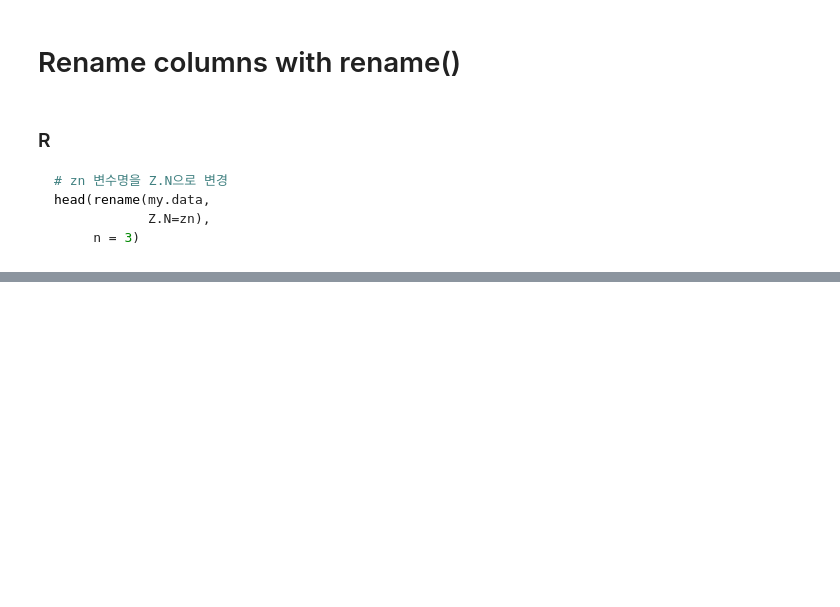
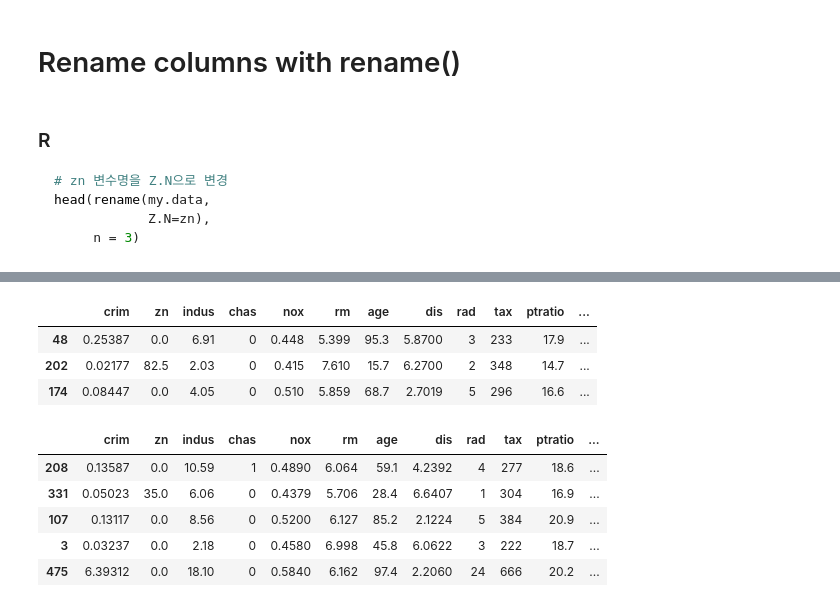
Before and after one commit to gguri/Python-study, a Jupyter notebook: pandas/pandas mapping to R dplyr.ipynb, the cells around one changed output, grey strips where cells are left out. Saved outputs shown, nothing was run; the diff lists cells and outputs as text; code cells hidden in the pictures; blank space fills up the shorter version.

```diff
--- a/pandas/pandas mapping to R dplyr.ipynb
+++ b/pandas/pandas mapping to R dplyr.ipynb
@@ -153,0 +270,16 @@ data.rename(columns = {"zn" : "Z.N"}).head(3)
+# %%
+data.sample(n = 3)
+# %% [output]
+|  | crim | zn | indus | chas | nox | rm | age | dis | rad | tax | ptratio | ... |
+| 48 | 0.25387 | 0.0 | 6.91 | 0 | 0.448 | 5.399 | 95.3 | 5.8700 | 3 | 233 | 17.9 | ... |
+| 202 | 0.02177 | 82.5 | 2.03 | 0 | 0.415 | 7.610 | 15.7 | 6.2700 | 2 | 348 | 14.7 | ... |
+| 174 | 0.08447 | 0.0 | 4.05 | 0 | 0.510 | 5.859 | 68.7 | 2.7019 | 5 | 296 | 16.6 | ... |
+# %%
+data.sample(frac = .01)
+# %% [output]
+|  | crim | zn | indus | chas | nox | rm | age | dis | rad | tax | ptratio | ... |
+| 208 | 0.13587 | 0.0 | 10.59 | 1 | 0.4890 | 6.064 | 59.1 | 4.2392 | 4 | 277 | 18.6 | ... |
+| 331 | 0.05023 | 35.0 | 6.06 | 0 | 0.4379 | 5.706 | 28.4 | 6.6407 | 1 | 304 | 16.9 | ... |
+| 107 | 0.13117 | 0.0 | 8.56 | 0 | 0.5200 | 6.127 | 85.2 | 2.1224 | 5 | 384 | 20.9 | ... |
+| 3 | 0.03237 | 0.0 | 2.18 | 0 | 0.4580 | 6.998 | 45.8 | 6.0622 | 3 | 222 | 18.7 | ... |
+| 475 | 6.39312 | 0.0 | 18.10 | 0 | 0.5840 | 6.162 | 97.4 | 2.2060 | 24 | 666 | 20.2 | ... |
```
Also changed, not shown: parts of 24 cells of this notebook.
